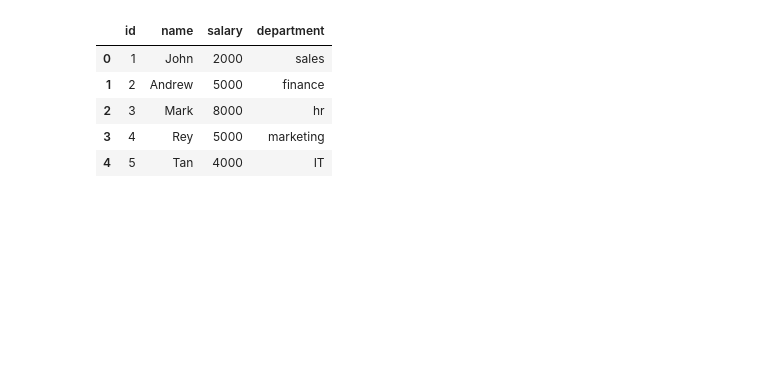
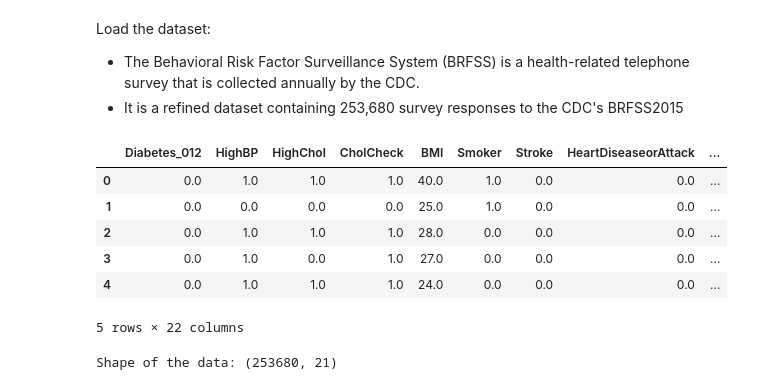
Before and after one commit to santoshsahini19/ai-playground, a Jupyter notebook: factor_analysis.ipynb, the cells around one changed output. Cells and saved outputs as stored; diff of their text form; code cells hidden in the pictures; blank space fills up the shorter version.

Commit message:
factor analysis

```diff
--- a/factor_analysis.ipynb
+++ b/factor_analysis.ipynb
@@ -49,13 +50,16 @@ HTTPError: HTTP Error 404: Not Found
+# %% [markdown]
+Load the dataset:
+- The Behavioral Risk Factor Surveillance System (BRFSS) is a health-related telephone survey that is collected annually by the CDC.
+- It is a refined dataset containing 253,680 survey responses to the CDC's BRFSS2015
 # %%
-import pandas as pd
-
-url = 'https://raw.githubusercontent.com/santoshsahini19/ai-playground/refs/heads/main/test.csv?token=GHSAT0AAAAAADKFOTGXRZB5EYLNTKFBVE7U2FSDGSA'
-df = pd.read_csv(url)
-df.head()
+# loaded data from github repository; need to add github token for loading raw csv file
+diabetes_brfss_df = pd.read_csv("https://raw.githubusercontent.com/santoshsahini19/ai-playground/refs/heads/main/diabetes_012_health_indicators_BRFSS2015.csv?token={github_token}")
+diabetes_brfss_df.head()
 # %% [output]
-|  | id | name | salary | department |
-| 0 | 1 | John | 2000 | sales |
-| 1 | 2 | Andrew | 5000 | finance |
-| 2 | 3 | Mark | 8000 | hr |
-| 3 | 4 | Rey | 5000 | marketing |
-| 4 | 5 | Tan | 4000 | IT |
+|  | Diabetes_012 | HighBP | HighChol | CholCheck | BMI | Smoker | Stroke | HeartDiseaseorAttack | ... |
+| 0 | 0.0 | 1.0 | 1.0 | 1.0 | 40.0 | 1.0 | 0.0 | 0.0 | ... |
+| 1 | 0.0 | 0.0 | 0.0 | 0.0 | 25.0 | 1.0 | 0.0 | 0.0 | ... |
+| 2 | 0.0 | 1.0 | 1.0 | 1.0 | 28.0 | 0.0 | 0.0 | 0.0 | ... |
+| 3 | 0.0 | 1.0 | 0.0 | 1.0 | 27.0 | 0.0 | 0.0 | 0.0 | ... |
+| 4 | 0.0 | 1.0 | 1.0 | 1.0 | 24.0 | 0.0 | 0.0 | 0.0 | ... |
+5 rows × 22 columns
@@ -61,0 +68,4 @@ df.head()
+# %%
+print("Shape of the data:", diabetes_brfss_df.shape)
+# %% [output]
+Shape of the data: (253680, 21)
```
Also changed, not shown: parts of 34 cells of this notebook.
